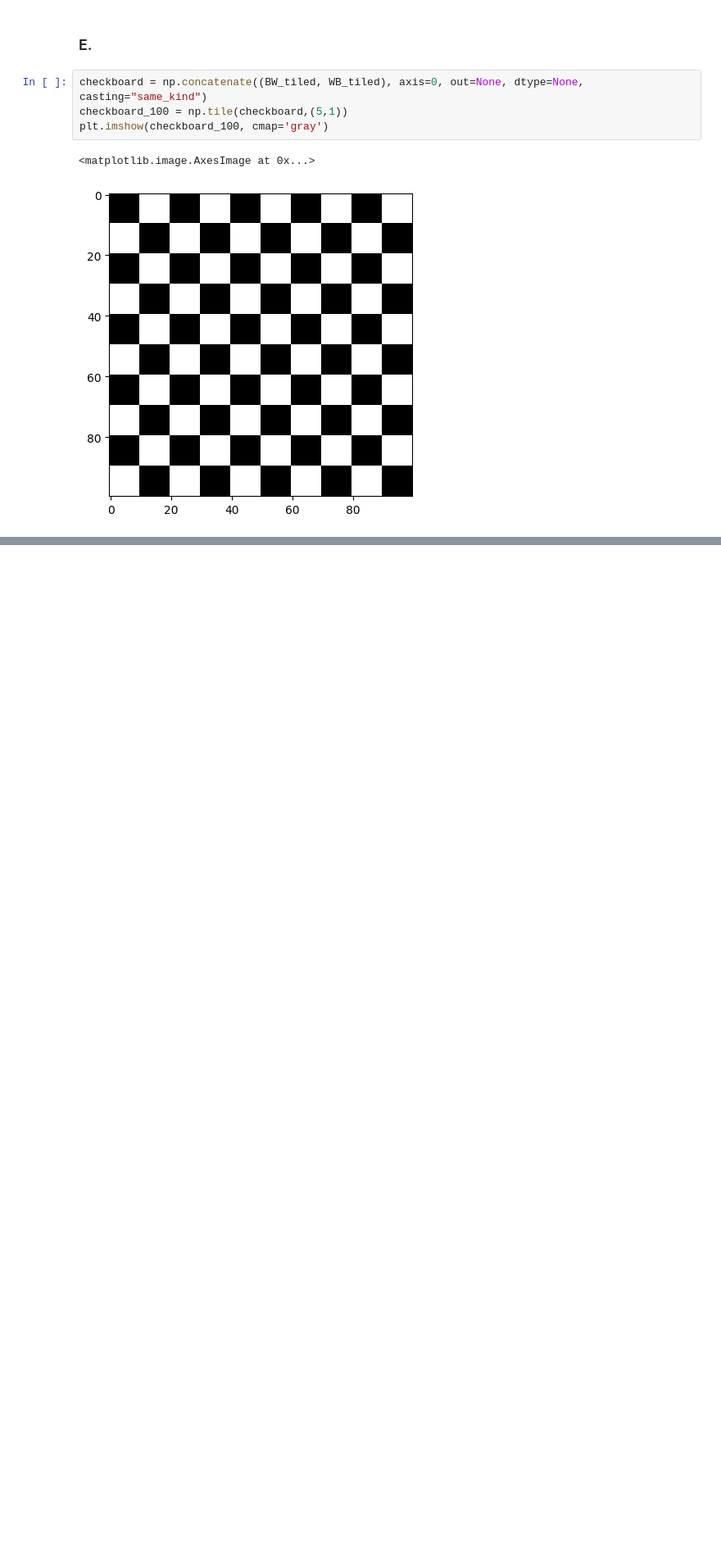
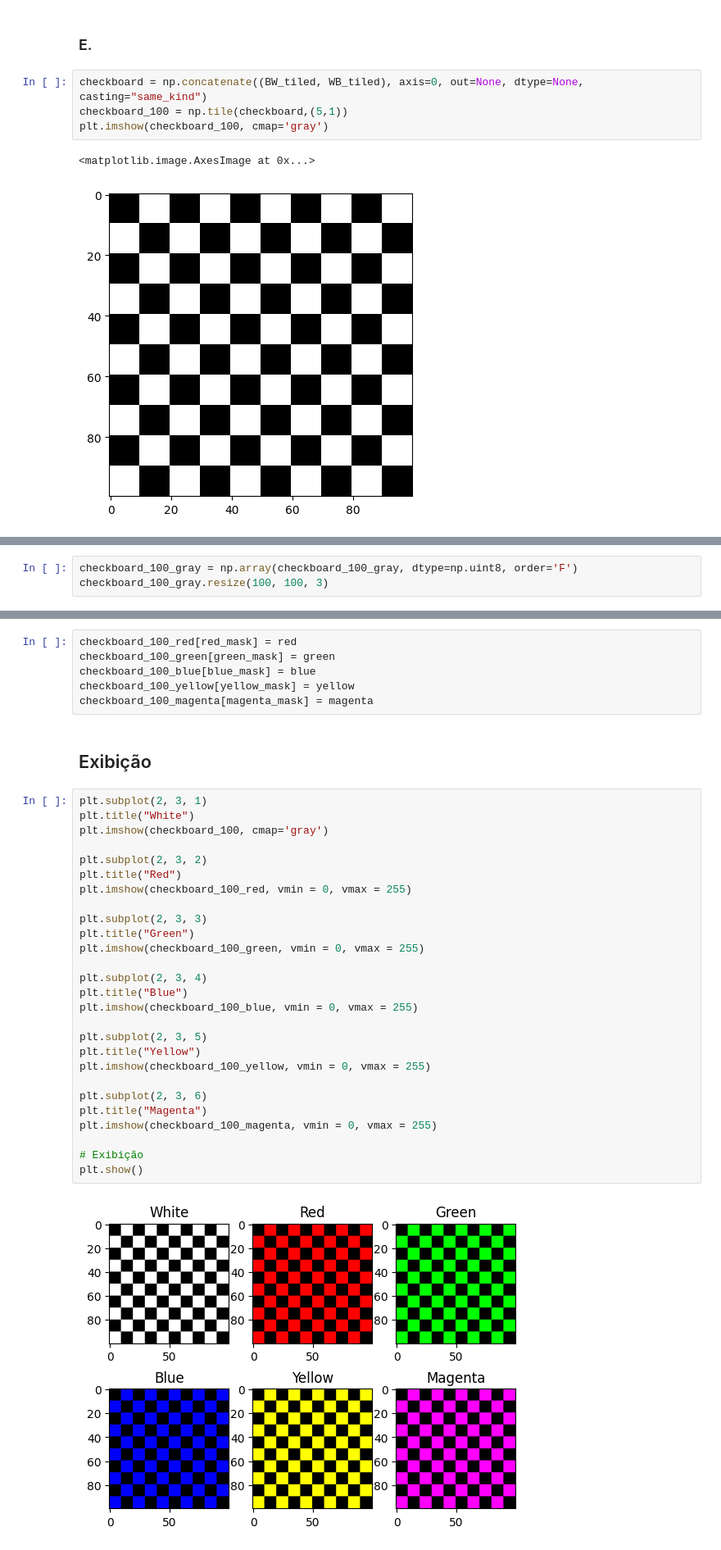
Before and after one commit to DiegogMagalhaes/PDI-Rep, a Jupyter notebook: Trabalho Patrico 1/TrabalhoPratico1.ipynb, the cells around one changed output, grey strips where cells are left out. Shown at 82% size. Drawn from its saved outputs; the diff is of its cells as text; blank space fills up the shorter version.

```diff
--- a/Trabalho Patrico 1/TrabalhoPratico1.ipynb
+++ b/Trabalho Patrico 1/TrabalhoPratico1.ipynb
@@ -81,0 +111,3 @@ plt.imshow(checkboard_100, cmap='gray')
+# %%
+checkboard_100_gray = np.array(checkboard_100_gray, dtype=np.uint8, order='F')
+checkboard_100_gray.resize(100, 100, 3)
@@ -81,0 +133,37 @@ plt.imshow(checkboard_100, cmap='gray')
+# %%
+checkboard_100_red[red_mask] = red
+checkboard_100_green[green_mask] = green
+checkboard_100_blue[blue_mask] = blue
+checkboard_100_yellow[yellow_mask] = yellow
+checkboard_100_magenta[magenta_mask] = magenta
+# %% [markdown]
+## Exibição
+# %%
+plt.subplot(2, 3, 1)
+plt.title("White")
+plt.imshow(checkboard_100, cmap='gray')
+
+plt.subplot(2, 3, 2)
+plt.title("Red")
+plt.imshow(checkboard_100_red, vmin = 0, vmax = 255)
+
+plt.subplot(2, 3, 3)
+plt.title("Green")
+plt.imshow(checkboard_100_green, vmin = 0, vmax = 255)
+
+plt.subplot(2, 3, 4)
+plt.title("Blue")
+plt.imshow(checkboard_100_blue, vmin = 0, vmax = 255)
+
+plt.subplot(2, 3, 5)
+plt.title("Yellow")
+plt.imshow(checkboard_100_yellow, vmin = 0, vmax = 255)
+
+plt.subplot(2, 3, 6)
+plt.title("Magenta")
+plt.imshow(checkboard_100_magenta, vmin = 0, vmax = 255)
+
+# Exibição
+plt.show()
+# %% [output]
+[figure, added]
```
Also changed, not shown: parts of 21 cells of this notebook, 22 other files.
